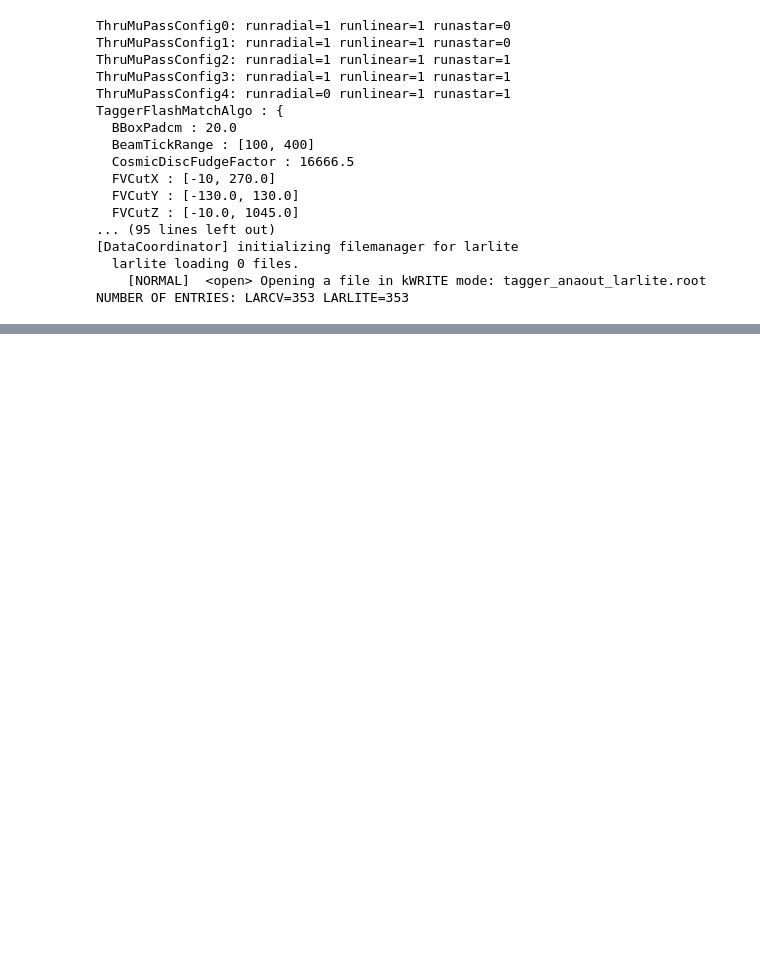
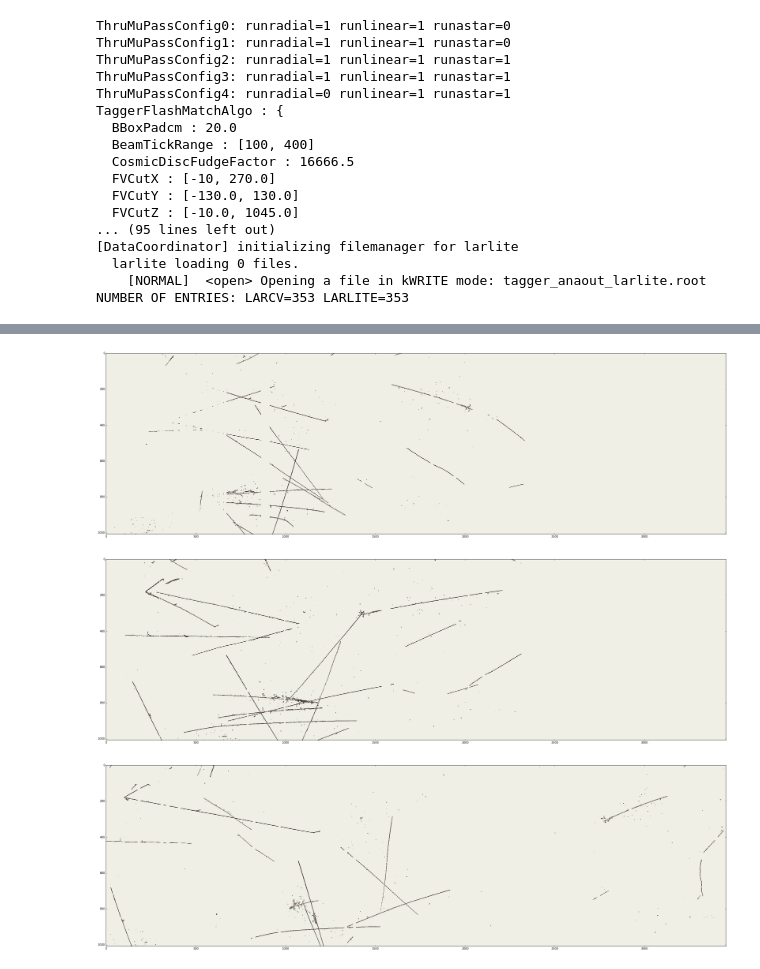
Before and after one commit to LArbys/larlitecv, a Jupyter notebook: app/TaggerNotebook/RunCosmicTagger.ipynb, the cells around one changed output, grey strips where cells are left out. Cells and saved outputs as stored; diff of their text form; code cells hidden in the pictures; blank space fills up the shorter version.

```diff
--- a/app/TaggerNotebook/RunCosmicTagger.ipynb
+++ b/app/TaggerNotebook/RunCosmicTagger.ipynb
@@ -34,0 +49,24 @@ tagger.printState()
+# %%
+# Define Conversion of image2d to Plottable Images Input Images
+
+def make_img( img2d, minval, maxval, colormap=cv2.COLORMAP_BONE ):
+    img_np = np.transpose( larcv.as_ndarray( img2d ), (1,0) )
+    img_np[ img_np<minval ] = 0
+    img_np -= minval
+    img_np[ img_np>maxval ] = maxval
+    img_np /= 255.0/(maxval-minval)
+    img_cv = cv2.cvtColor( img_np, cv2.COLOR_GRAY2BGR )
+    img_cv = cv2.applyColorMap(img_cv.astype(np.uint8), colormap )
+    return img_cv
+
+
+inputdata = tagger.getInputData()
+imgs = []
+for p in range(inputdata.img_v.size()):
+    img_cv = make_img( inputdata.img_v.at(p), 10, 500 )
+    plt.figure(figsize=(40,40))
+    plt.imshow( img_cv )
+# %% [output]
+[figure, added]
+[figure, added]
+[figure, added]
```
Also changed, not shown: parts of 7 cells of this notebook, 3 other files.
